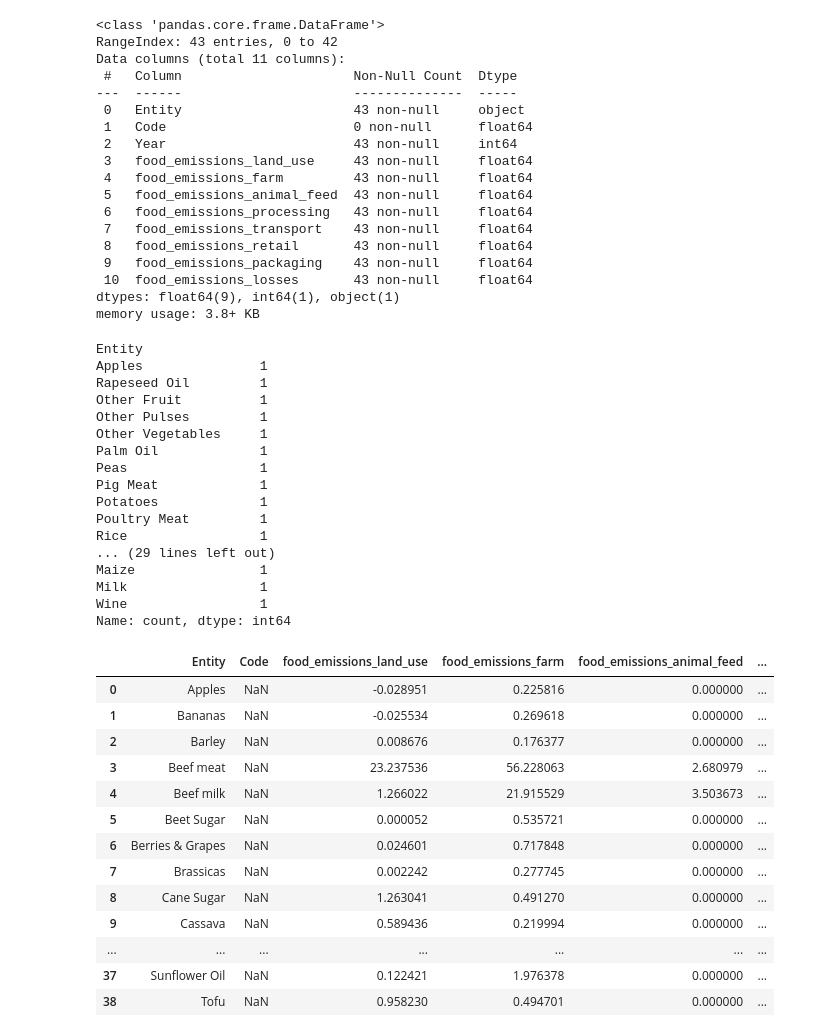
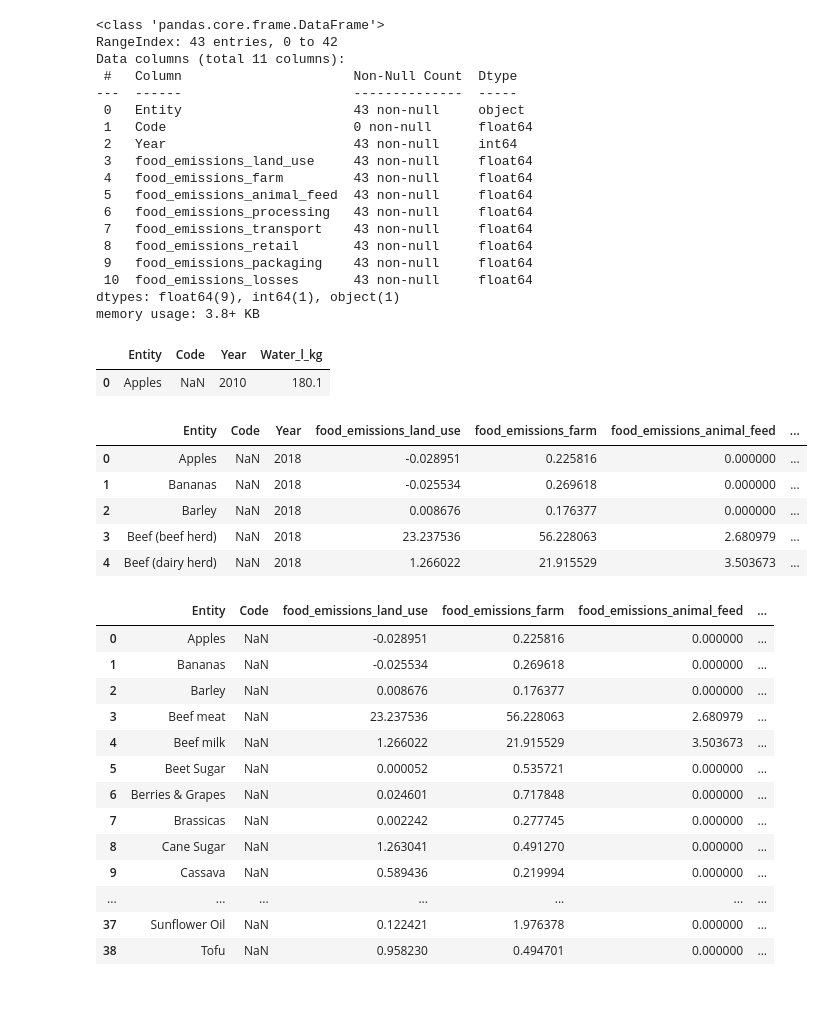
Before and after one commit to NereaRiveiro/Go-vegan, a Jupyter notebook: notebook/cleaning.ipynb, the cells around one changed output. Cells and saved outputs as stored; diff of their text form; code cells hidden in the pictures; blank space fills up the shorter version.

```diff
--- a/notebook/cleaning.ipynb
+++ b/notebook/cleaning.ipynb
@@ -46,4 +28,23 @@ Data columns (total 11 columns):
  10  food_emissions_losses       43 non-null     float64
 dtypes: float64(9), int64(1), object(1)
 memory usage: 3.8+ KB
+# %%
+columns = ['Entity', 'Code', 'Year', 'Water_l_kg']
+wat = pd.read_csv('..\data\Food\water-withdrawals-per-kg-poore.csv', names=columns, header=0)
+wat.head(1)
+# %% [output]
+|  | Entity | Code | Year | Water_l_kg |
+| 0 | Apples | NaN | 2010 | 180.1 |
+# %%
+fdi = wat.set_index('Entity')['Water_l_kg'].to_dict()
+
+fod['Water_l_kg'] = fod['Entity'].map(fdi)
+fod.head()
+# %% [output]
+|  | Entity | Code | Year | food_emissions_land_use | food_emissions_farm | food_emissions_animal_feed | ... |
+| 0 | Apples | NaN | 2018 | -0.028951 | 0.225816 | 0.000000 | ... |
+| 1 | Bananas | NaN | 2018 | -0.025534 | 0.269618 | 0.000000 | ... |
+| 2 | Barley | NaN | 2018 | 0.008676 | 0.176377 | 0.000000 | ... |
+| 3 | Beef (beef herd) | NaN | 2018 | 23.237536 | 56.228063 | 2.680979 | ... |
+| 4 | Beef (dairy herd) | NaN | 2018 | 1.266022 | 21.915529 | 3.503673 | ... |
 # %%
@@ -51,23 +54,3 @@ fod = fod.drop('Year', axis=1)
-# %%
-fod['Entity'].value_counts()
-# %% [output]
-Entity
-Apples               1
-Rapeseed Oil         1
-Other Fruit          1
-Other Pulses         1
-Other Vegetables     1
-Palm Oil             1
-Peas                 1
-Pig Meat             1
-Potatoes             1
-Poultry Meat         1
-Rice                 1
-... (29 lines left out)
-Maize                1
-Milk                 1
-Wine                 1
-Name: count, dtype: int64
 # %%
 fod.loc[fod['Entity'] ==  'Lamb & Mutton', 'Entity'] = 'Lamb'
 fod.loc[fod['Entity'] ==  'Beef (dairy herd)', 'Entity'] = 'Beef milk'
```
Also changed, not shown: parts of 23 cells of this notebook.
